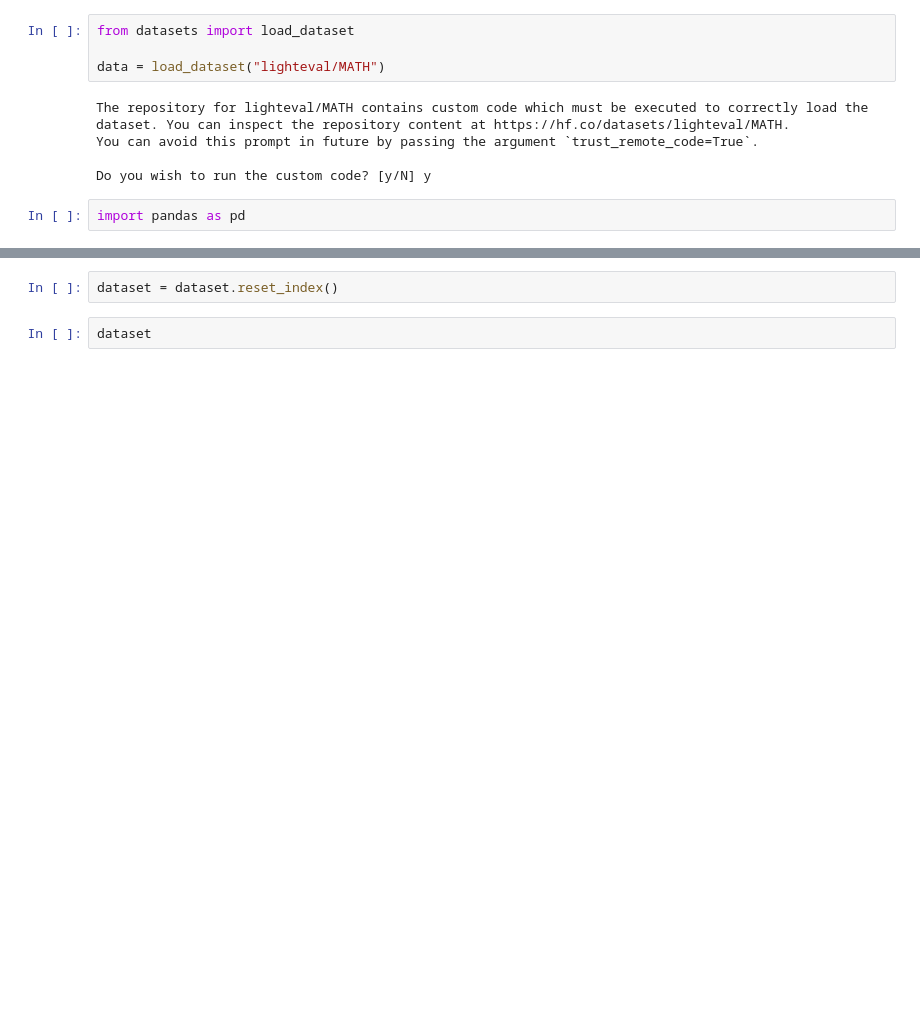
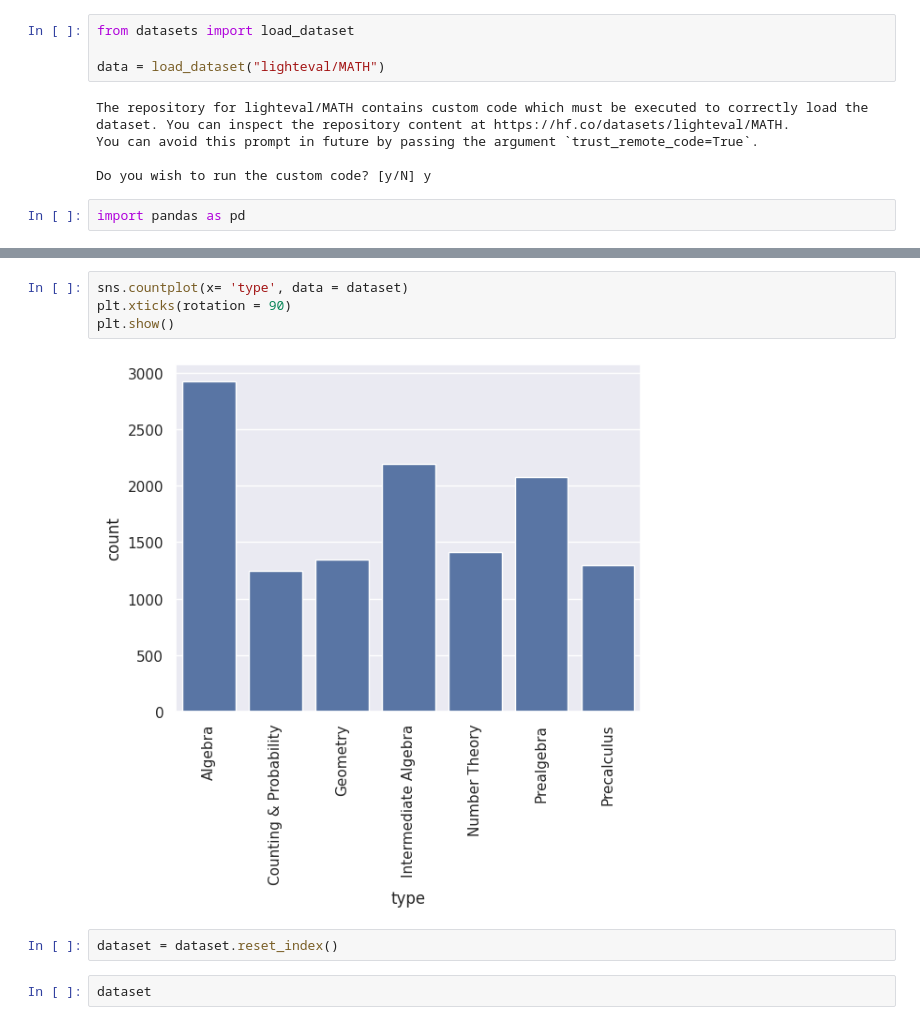
Before and after one commit to devroopsaha744/math-Llama, a Jupyter notebook: Llama2_instruction_dataset.ipynb, the cells around one changed output, grey strips where cells are left out. Saved outputs shown, nothing was run; the diff lists cells and outputs as text; blank space fills up the shorter version.

```diff
--- a/Llama2_instruction_dataset.ipynb
+++ b/Llama2_instruction_dataset.ipynb
@@ -42,3 +37,9 @@ dataset
+# %%
+sns.countplot(x= 'type', data = dataset)
+plt.xticks(rotation = 90)
+plt.show()
+# %% [output]
+[figure, added]
 # %%
 dataset = dataset.reset_index()
 # %%
```
Also changed, not shown: parts of 11 cells of this notebook.
